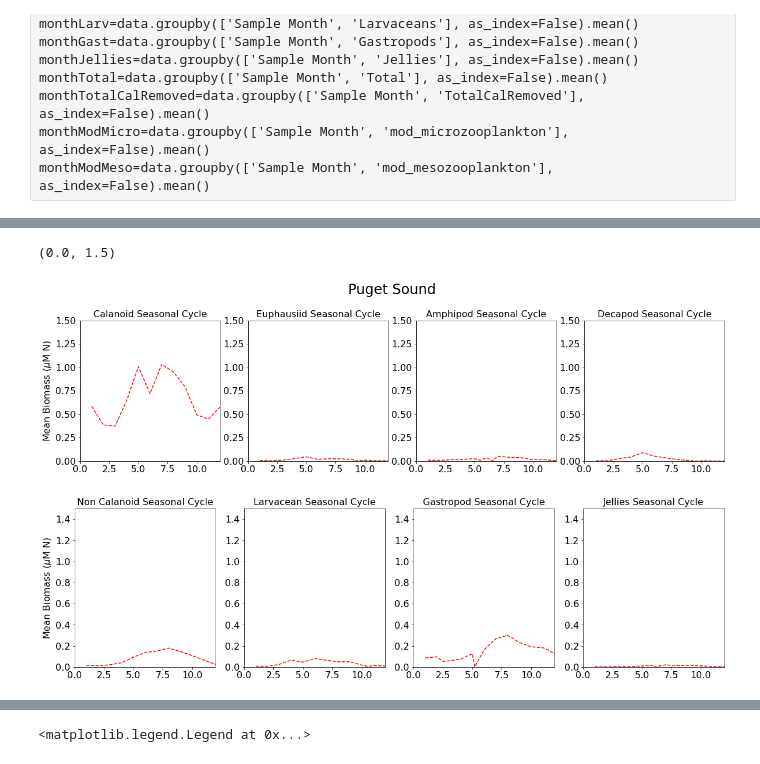
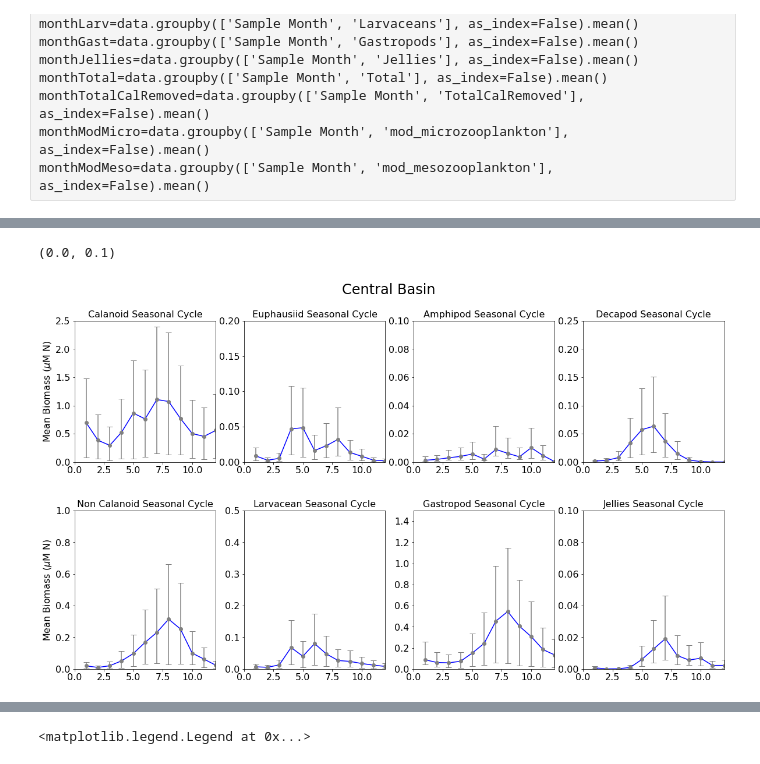
Before and after one commit to SalishSeaCast/analysis-karyn, a Jupyter notebook: notebooks/plotExamples/PugetSoundZoop.ipynb, the cells around one changed output, grey strips where cells are left out. Cells and saved outputs as stored; diff of their text form; code cells hidden in the pictures.

```diff
--- a/notebooks/plotExamples/PugetSoundZoop.ipynb
+++ b/notebooks/plotExamples/PugetSoundZoop.ipynb
@@ -708,6 +708,8 @@ data['L10mod_mesozooplankton']=logt(data['mod_mesozooplankton'])
 View2014=data.loc[data.Year==2014]
 View2015=data.loc[data.Year==2015]
 View2016=data.loc[data.Year==2016]
+# %%
+ViewCentralBasin=data.loc[data.Basin=='Central Basin']
 # %%
 data
 # %% [output]
@@ -740,0 +747,4 @@ monthModMeso=data.groupby(['Sample Month', 'mod_mesozooplankton'], as_index=Fals
+# %%
+monthlymeanCentral=ViewCentralBasin.groupby(['Sample Month']).mean()
+# %%
+monthlysemCentral=ViewCentralBasin.groupby(['Sample Month']).sem()
@@ -895,46 +918,79 @@ ax[3].set_ylim(0,1.5)
 # %%
 fig,ax=plt.subplots(1,4,figsize=(20,5))
-fig.suptitle('Puget Sound', fontsize=24)
+fig.suptitle('Central Basin', fontsize=24)
 fig.subplots_adjust(top=0.8)
-ax[0].plot(10**(meanmonthLogCala['L10Calanoids']),'r--')
-ax[1].plot(10**(meanmonthLogEuph['L10Euphausiids']),'r--')
-ax[2].plot(10**(meanmonthLogAmph['L10Amphipods']),'r--')
-ax[3].plot(10**(meanmonthLogCrab['L10Crabs']),'r--')
+ax[0].errorbar(monthlymeanCentral.index,logt_inv(monthlymeanCentral['L10Calanoids']),
+               yerr=logt_inv(np.array([monthlymeanCentral['L10Calanoids']-monthlysemCentral['L10Calanoids'],
+                 monthlymeanCentral['L10Calanoids']+monthlysemCentral['L10Calanoids']])),
+               fmt='o',color='gray',capsize=5)
+ax[0].plot(logt_inv(monthlymeanCentral['L10Calanoids']),'b-')
+ax[1].errorbar(monthlymeanCentral.index,logt_inv(monthlymeanCentral['L10Euphausiids']),
+               yerr=logt_inv(np.array([monthlymeanCentral['L10Euphausiids']-monthlysemCentral['L10Euphausiids'],
+                 monthlymeanCentral['L10Euphausiids']+monthlysemCentral['L10Euphausiids']])),
+               fmt='o',color='gray',capsize=5)
+ax[1].plot(logt_inv(monthlymeanCentral['L10Euphausiids']),'b-')
+ax[2].errorbar(monthlymeanCentral.index,logt_inv(monthlymeanCentral['L10Amphipods']),
+               yerr=logt_inv(np.array([monthlymeanCentral['L10Amphipods']-monthlysemCentral['L10Amphipods'],
+                 monthlymeanCentral['L10Amphipods']+monthlysemCentral['L10Amphipods']])),
+               fmt='o',color='gray',capsize=5)
+ax[2].plot(logt_inv(monthlymeanCentral['L10Amphipods']),'b-')
+ax[3].errorbar(monthlymeanCentral.index,logt_inv(monthlymeanCentral['L10Crabs']),
+               yerr=logt_inv(np.array([monthlymeanCentral['L10Crabs']-monthlysemCentral['L10Crabs'],
+                 monthlymeanCentral['L10Crabs']+monthlysemCentral['L10Crabs']])),
+               fmt='o',color='gray',capsize=5)
+ax[3].plot(logt_inv(monthlymeanCentral['L10Crabs']),'b-')
 ax[0].set_title('Calanoid Seasonal Cycle')
 ax[1].set_title('Euphausiid Seasonal Cycle')
 ax[2].set_title('Amphipod Seasonal Cycle')
 ax[3].set_title('Decapod Seasonal Cycle')
 ax[0].set_ylabel('Mean Biomass ($\mu$M N)')
 ax[0].set_xlim(0,12)
 ax[1].set_xlim(0,12)
 ax[2].set_xlim(0,12)
 ax[3].set_xlim(0,12)
-ax[0].set_ylim(0,1.5)
-ax[1].set_ylim(0,1.5)
-ax[2].set_ylim(0,1.5)
-ax[3].set_ylim(0,1.5)
+ax[0].set_ylim(0,2.5)
+ax[1].set_ylim(0,0.2)
+ax[2].set_ylim(0,0.1)
+ax[3].set_ylim(0,.25)
 
 fig,ax=plt.subplots(1,4,figsize=(20,5))
-ax[0].plot(10**(meanmonthLogNonCala['L10NonCalanoids']),'r--')
-ax[1].plot(10**(meanmonthLogLarv['L10Larvaceans']),'r--')
-ax[2].plot(10**(meanmonthGast['L10Gastropods']),'r--')
-ax[3].plot(10**(meanmonthLogJellies['L10Jellies']),'r--')
+ax[0].errorbar(monthlymeanCentral.index,logt_inv(monthlymeanCentral['L10NonCalanoids']),
+               yerr=logt_inv(np.array([monthlymeanCentral['L10NonCalanoids']-monthlysemCentral['L10NonCalanoids'],
+                 monthlymeanCentral['L10NonCalanoids']+monthlysemCentral['L10NonCalanoids']])),
+               fmt='o',color='gray',capsize=5)
+ax[0].plot(logt_inv(monthlymeanCentral['L10NonCalanoids']),'b-')
+ax[1].errorbar(monthlymeanCentral.index,logt_inv(monthlymeanCentral['L10Larvaceans']),
+               yerr=logt_inv(np.array([monthlymeanCentral['L10Larvaceans']-monthlysemCentral['L10Larvaceans'],
+                 monthlymeanCentral['L10Larvaceans']+monthlysemCentral['L10Larvaceans']])),
+               fmt='o',color='gray',capsize=5)
+ax[1].plot(logt_inv(monthlymeanCentral['L10Larvaceans']),'b-')
+ax[2].errorbar(monthlymeanCentral.index,logt_inv(monthlymeanCentral['L10Gastropods']),
+               yerr=logt_inv(np.array([monthlymeanCentral['L10Gastropods']-monthlysemCentral['L10Gastropods'],
+                 monthlymeanCentral['L10Gastropods']+monthlysemCentral['L10Gastropods']])),
+               fmt='o',color='gray',capsize=5)
+ax[2].plot(logt_inv(monthlymeanCentral['L10Gastropods']),'b-')
+ax[3].errorbar(monthlymeanCentral.index,logt_inv(monthlymeanCentral['L10Jellies']),
+               yerr=logt_inv(np.array([monthlymeanCentral['L10Jellies']-monthlysemCentral['L10Jellies'],
+                 monthlymeanCentral['L10Jellies']+monthlysemCentral['L10Jellies']])),
+               fmt='o',color='gray',capsize=5)
+ax[3].plot(logt_inv(monthlymeanCentral['L10Jellies']),'b-')
+
 ax[0].set_title('Non Calanoid Seasonal Cycle')
 ax[1].set_title('Larvacean Seasonal Cycle')
 ax[2].set_title('Gastropod Seasonal Cycle')
 ax[3].set_title('Jellies Seasonal Cycle')
 ax[0].set_ylabel('Mean Biomass ($\mu$M N)')
 ax[0].set_xlim(0,12)
 ax[1].set_xlim(0,12)
 ax[2].set_xlim(0,12)
 ax[3].set_xlim(0,12)
-ax[0].set_ylim(0,1.5)
-ax[1].set_ylim(0,1.5)
+ax[0].set_ylim(0,1)
+ax[1].set_ylim(0,.5)
 ax[2].set_ylim(0,1.5)
-ax[3].set_ylim(0,1.5)
+ax[3].set_ylim(0,.1)
 # %% [output]
-(0.0, 1.5)
+(0.0, 0.1)
-[figure, old version]
+[figure, new version]
-[figure, old version]
+[figure, new version]
 # %%
 fig,ax=plt.subplots(1,1,figsize=(12,2.5))
```
Also changed, not shown: parts of 7 cells of this notebook, 1 other file.
